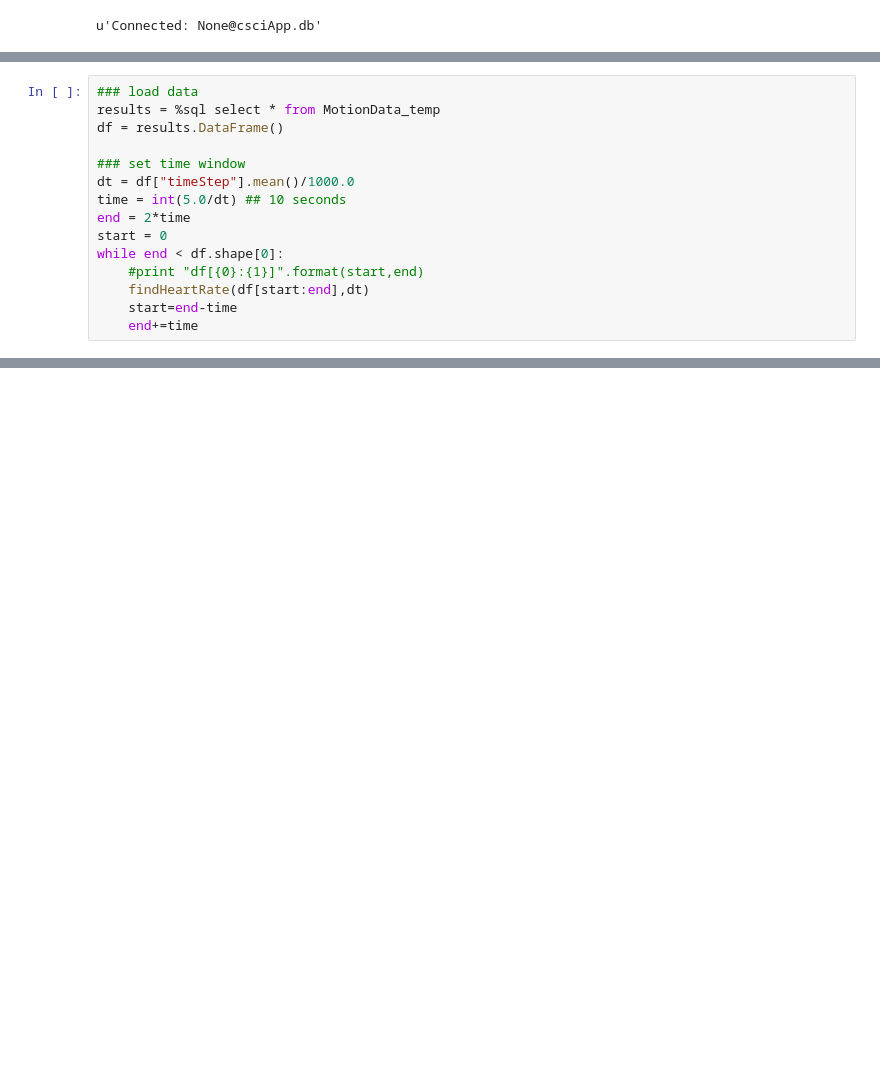
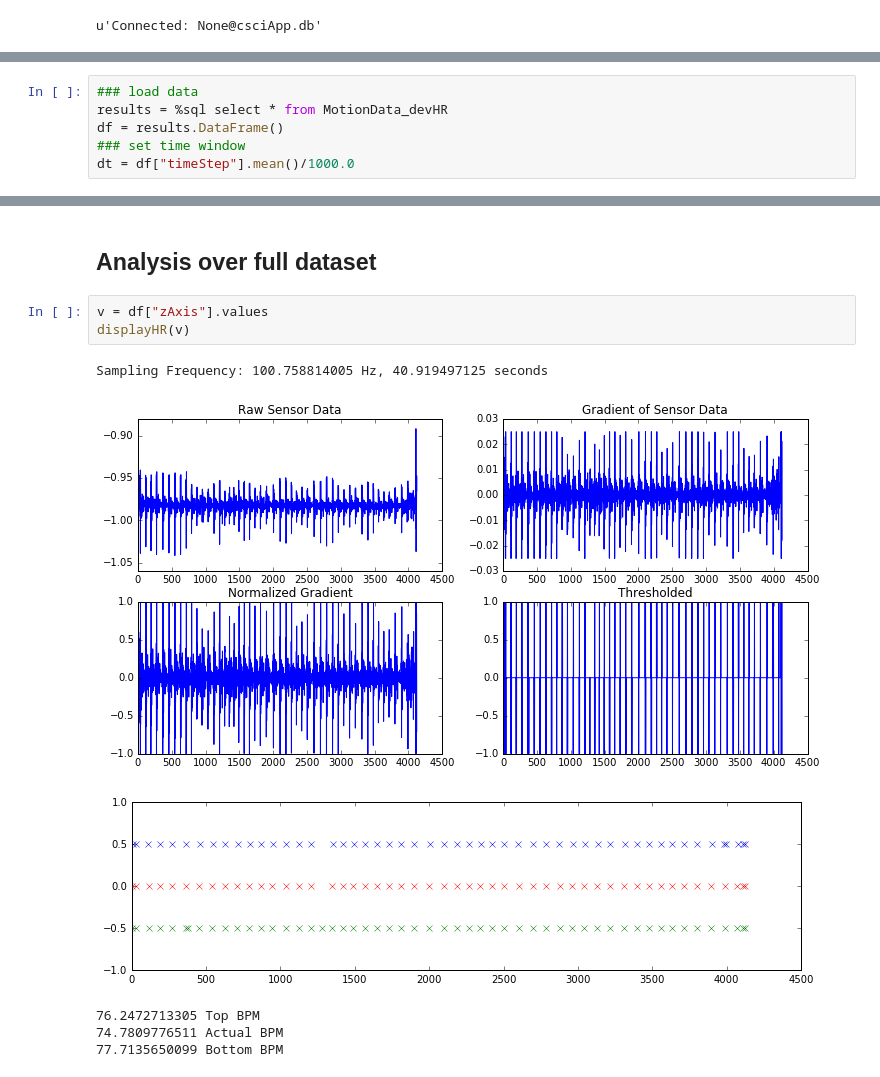
Before and after one commit to TomGarske/Simple-Flask-Server, a Jupyter notebook: sqlite-database/development.ipynb, the cells around one changed output, grey strips where cells are left out. Saved outputs shown, nothing was run; the diff lists cells and outputs as text; blank space fills up the shorter version.

Commit message:
finished breathing and heart rate analysis

```diff
--- a/sqlite-database/development.ipynb
+++ b/sqlite-database/development.ipynb
@@ -122,17 +158,8 @@ Done.
 # %%
 ### load data
-results = %sql select * from MotionData_temp
+results = %sql select * from MotionData_devHR
 df = results.DataFrame()
-
 ### set time window
 dt = df["timeStep"].mean()/1000.0
-time = int(5.0/dt) ## 10 seconds
-end = 2*time
-start = 0
-while end < df.shape[0]:
-    #print "df[{0}:{1}]".format(start,end)
-    findHeartRate(df[start:end],dt)
-    start=end-time
-    end+=time
 # %% [output]
 Done.
@@ -173,0 +182,12 @@ Sampling Frequency: 100.758814005 Hz, 9.98423820223 seconds
+# %% [markdown]
+## Analysis over full dataset
+# %%
+v = df["zAxis"].values
+displayHR(v)
+# %% [output]
+Sampling Frequency: 100.758814005 Hz, 40.919497125 seconds
+[figure, added]
+[figure, added]
+76.2472713305 Top BPM
+74.7809776511 Actual BPM
+77.7135650099 Bottom BPM
```
Also changed, not shown: parts of 15 cells of this notebook, 1 other file.
